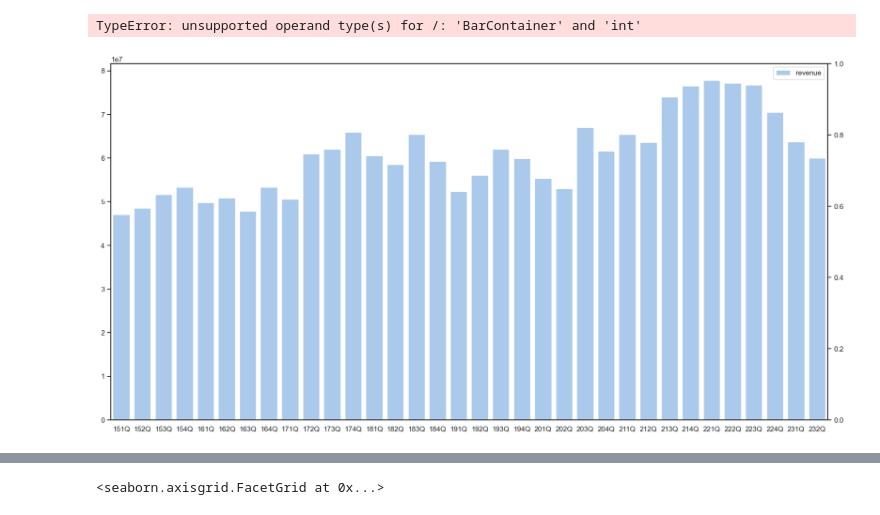
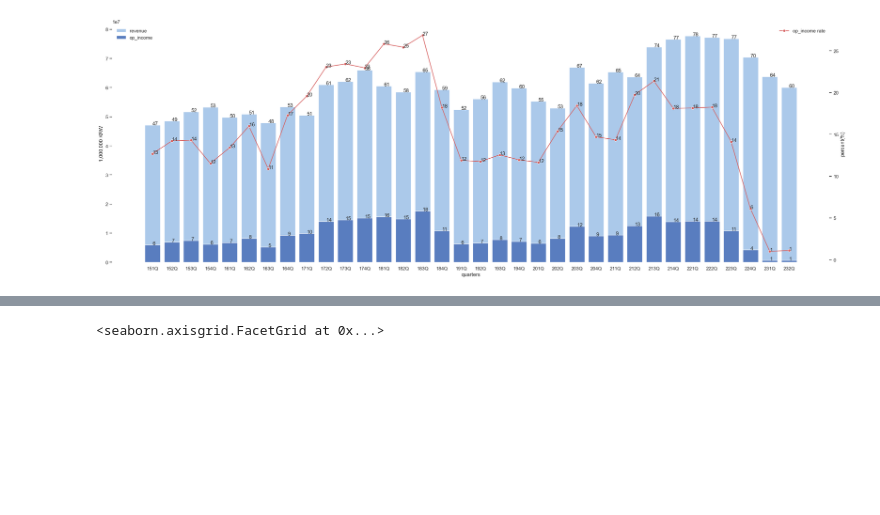
Before and after one commit to iburn78/trader, a Jupyter notebook: data_collection/dc_06_Visualize_Company_Health.ipynb, the cells around one changed output, grey strips where cells are left out. Cells and saved outputs as stored; diff of their text form; code cells hidden in the pictures; blank space fills up the shorter version.

```diff
--- a/data_collection/dc_06_Visualize_Company_Health.ipynb
+++ b/data_collection/dc_06_Visualize_Company_Health.ipynb
@@ -13,35 +13,47 @@ record = db1.loc[db1['code']==code]
 # %%
 import seaborn as sns
 import matplotlib.pyplot as plt
 
 y1 = db1.loc[(db1['code']==code) & (db1['fs_div']=='CFS') & (db1['account']=='revenue')]
 y2 = db1.loc[(db1['code']==code) & (db1['fs_div']=='CFS') & (db1['account']=='operating_income')]
 # y3 = y2.div(y1.values)
 y_ = y1.isnull()*y2.isnull().values
 quarter_cols= [s for s in record.columns.values if (not y_[s].values[0]) and ('Q' in s)]
 
 y1 = y1[quarter_cols].values[0]/KRW_UNIT
 y2 = y2[quarter_cols].values[0]/KRW_UNIT
 y3 = y2/y1*100
 x = [s.replace('2020','XX').replace('20','').replace('XX','20').replace('_','') for s in quarter_cols]
 
 sns.set_theme(style="white")
-f, ax = plt.subplots(figsize=(20, 10))
-axr = ax.twinx()
+f, ax = plt.subplots(1, 1, figsize=(30, 10))
+ax = [ax]
+# f, ax = plt.subplots(2, 1, figsize=(30, 10), constrained_layout=True, gridspec_kw={'height_ratios': [5, 1]})
+axr = ax[0].twinx()
 sns.set_color_codes("pastel")
-sns.barplot(x=x, y=y1, ax = ax, label="revenue", color="b")
-ax.bar_label(ax.containers[0])
+sns.barplot(x=x, y=y1, ax = ax[0], label="revenue", color="b")
+for index, value in enumerate(y1):
+    ax[0].text(index, value, str(round(value/10**6)))
 sns.set_color_codes("muted")
-sns.barplot(x=x, y=y2, ax = ax, label="op_income", color="b")
-ax.bar_label(ax.containers[1])
-ax.legend(ncol=1, loc="upper left", frameon=False)
-ax.set(ylabel="1,000,000 KRW", xlabel="quarters")
+sns.barplot(x=x, y=y2, ax = ax[0], label="op_income", color="b")
+for index, value in enumerate(y2):
+    ax[0].text(index, value, str(round(value/10**6)))
+ax[0].legend(ncol=1, loc="upper left", frameon=False)
+ax[0].set(ylabel="1,000,000 KRW", xlabel="quarters")
 sns.lineplot(x=x, y=y3, ax = axr, label="op_income rate", color="r", marker='o')
+for index, value in enumerate(y3):
+    axr.text(index, value, str(round(value)))
 axr.legend(ncol=1, loc="upper right", frameon=False)
 axr.set(ylabel="percent(%)")
 # ax.set(xlim=(0,len(x)), ylim=(0,max(y1)*1.1))
 sns.despine(left=True, bottom=True)
-# plt.show()
+
+# y4 = pd.DataFrame(y3).T.astype(float)
+# y4 = pd.concat([y4,y4/2], axis=0)
+# y4.columns = x
+# y4.index = ['aaa', 'bbbb']
+# sns.heatmap(data=y4, annot=True, linewidths=.5, ax=ax[1])
+# plt.title('rev, op_income plots for code '+str(code))
+# print(ax[0].containers[0].patches[0])
 # %% [output]
-TypeError: unsupported operand type(s) for /: 'BarContainer' and 'int'
-[figure, old version]
+[figure, new version]
```
Also changed, not shown: parts of 4 cells of this notebook.
